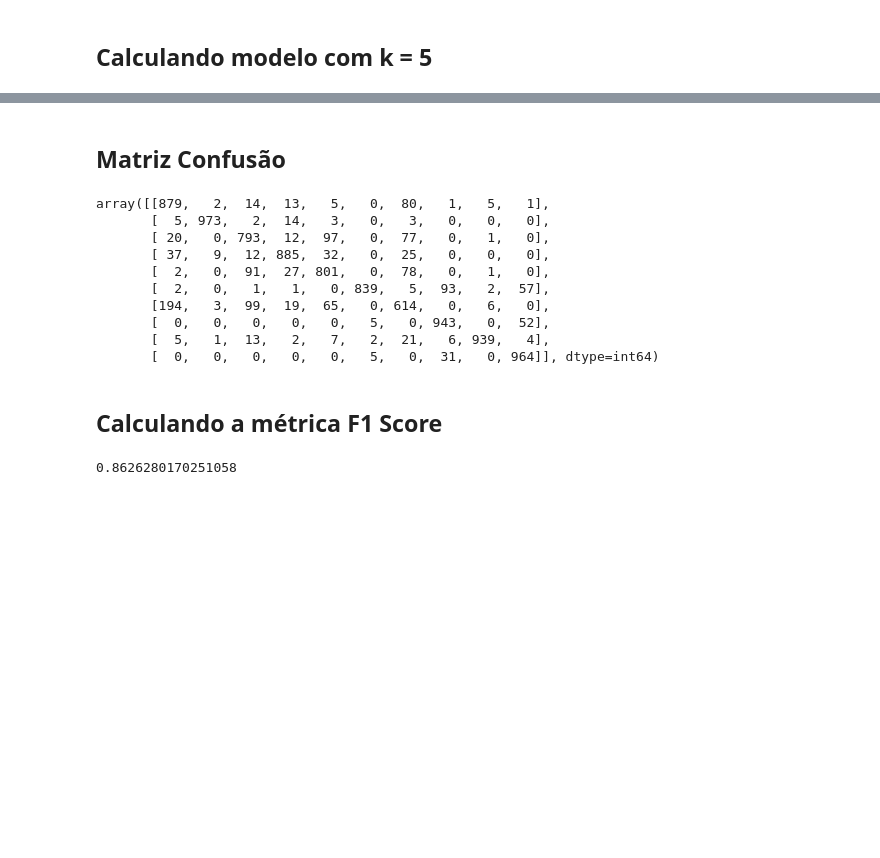
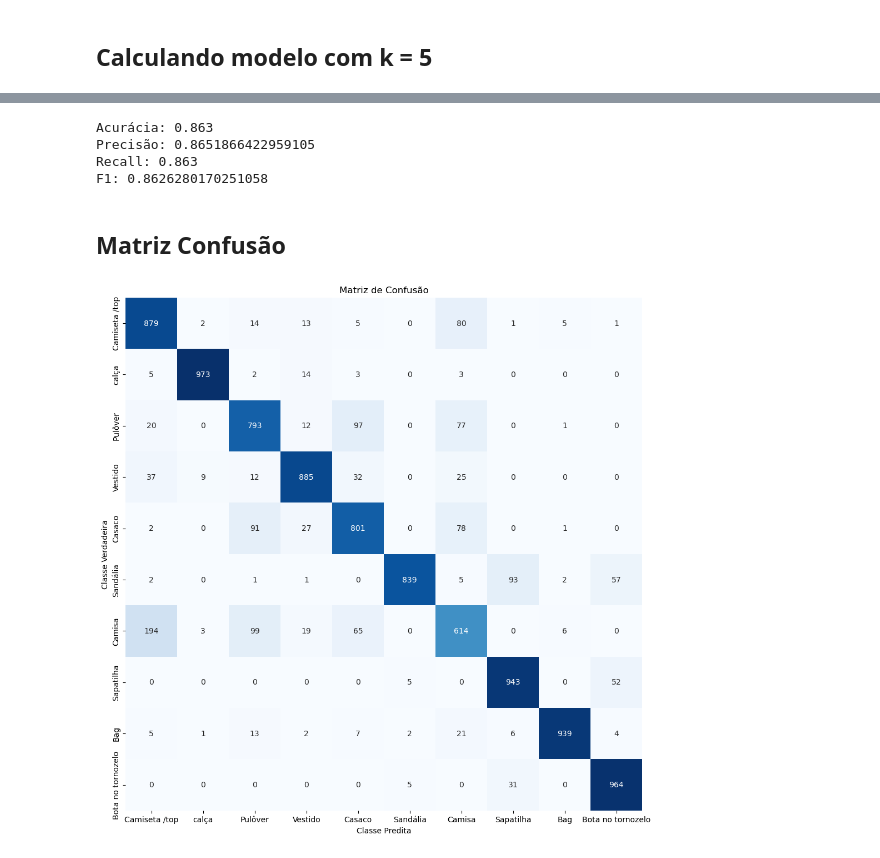
Before and after one commit to hugosantosbessa/ML2023-HugoBessa, a Jupyter notebook: llistas/knn/knn-fashionmnist.ipynb, the cells around one changed output, grey strips where cells are left out. Cells and saved outputs as stored; diff of their text form; code cells hidden in the pictures; blank space fills up the shorter version.

```diff
--- a/llistas/knn/knn-fashionmnist.ipynb
+++ b/llistas/knn/knn-fashionmnist.ipynb
@@ -91,10 +94,10 @@ data_test = pd.read_csv('fashion-mnist_test.csv')
 ## Separando as features e targets
 # %%
 import numpy as np
-X_train= np.array(data_train.drop(['label'], axis=1))
-y_train = np.array(data_train['label'])
-y_test = np.array(data_test['label'])
-X_test = np.array(data_test.drop(['label'], axis=1))
+X_train= data_train.drop(['label'], axis=1)
+y_train = data_train['label']
+X_test = data_test.drop(['label'], axis=1)
+y_test = data_test['label']
 # %% [markdown]
 ## Normalizando os valores
 # %%
@@ -106,15 +109,19 @@ X_test = sc_X.transform(X_test)
 # %%
 kVals = range(1, 30, 2)
 accuracies = []
-
+better_k = 0.0
 for k in kVals:
         # train the k-Nearest Neighbor classifier with the current value of `k`
         model = neighbors.KNeighborsClassifier(n_neighbors=k, metric='euclidean')
         model.fit(X_train, y_train)
         # evaluate the model and update the accuracies list
         score = model.score(X_test, y_test)
+        if score > better_k:
+            better_k = score
         print("k=%d, accuracy=%.2f%%" % (k, score * 100))
         accuracies.append(score)
+
+print("Melhor paramentro k=%d, accuracy=%.2f%%" % (k, score * 100))
 # %% [output]
 k=1, accuracy=85.67%
 k=3, accuracy=85.89%
@@ -147,0 +149,17 @@ accuracy
+# %%
+model = neighbors.KNeighborsClassifier(n_neighbors=5, metric='euclidean')
+model.fit(X_train, y_train)
+y_pred = model.predict(X_test)
+accuracy = accuracy_score(y_test, y_pred)
+precision = precision_score(y_test, y_pred, average='weighted')
+recall = recall_score(y_test, y_pred, average='weighted')
+f1_score = f1_score(y_test, y_pred, average='weighted')
+print(f"Acurácia: {accuracy}")
+print(f"Precisão: {precision}")
+print(f"Recall: {recall}")
+print(f"F1: {f1_score}")
+# %% [output]
+Acurácia: 0.863
+Precisão: 0.8651866422959105
+Recall: 0.863
+F1: 0.8626280170251058
@@ -148,24 +214,8 @@ accuracy
 # %% [markdown]
 ## Matriz Confusão
-# %%
-y_pred = clf.predict(X_test) # Test model
-cm = confusion_matrix(y_test, y_pred)
-cm
-# %% [output]
-array([[879,   2,  14,  13,   5,   0,  80,   1,   5,   1],
-       [  5, 973,   2,  14,   3,   0,   3,   0,   0,   0],
-       [ 20,   0, 793,  12,  97,   0,  77,   0,   1,   0],
-       [ 37,   9,  12, 885,  32,   0,  25,   0,   0,   0],
-       [  2,   0,  91,  27, 801,   0,  78,   0,   1,   0],
-       [  2,   0,   1,   1,   0, 839,   5,  93,   2,  57],
-       [194,   3,  99,  19,  65,   0, 614,   0,   6,   0],
-       [  0,   0,   0,   0,   0,   5,   0, 943,   0,  52],
-       [  5,   1,  13,   2,   7,   2,  21,   6, 939,   4],
-       [  0,   0,   0,   0,   0,   5,   0,  31,   0, 964]], dtype=int64)
-# %% [markdown]
-## Calculando a métrica F1 Score
-# %%
-f1 = f1_score(y_test, y_pred, average='weighted')
-f1
-# %% [output]
-0.8626280170251058
+# %%
+cm = confusion_matrix(y_test, y_pred)
+labels = ['Camiseta /top','calça','Pulôver','Vestido','Casaco','Sandália','Camisa','Sapatilha','Bag','Bota no tornozelo']
+plot_confusion_matrix(cm, labels)
+# %% [output]
+[figure, added]
```
Also changed, not shown: parts of 7 cells of this notebook, 9 other files.
